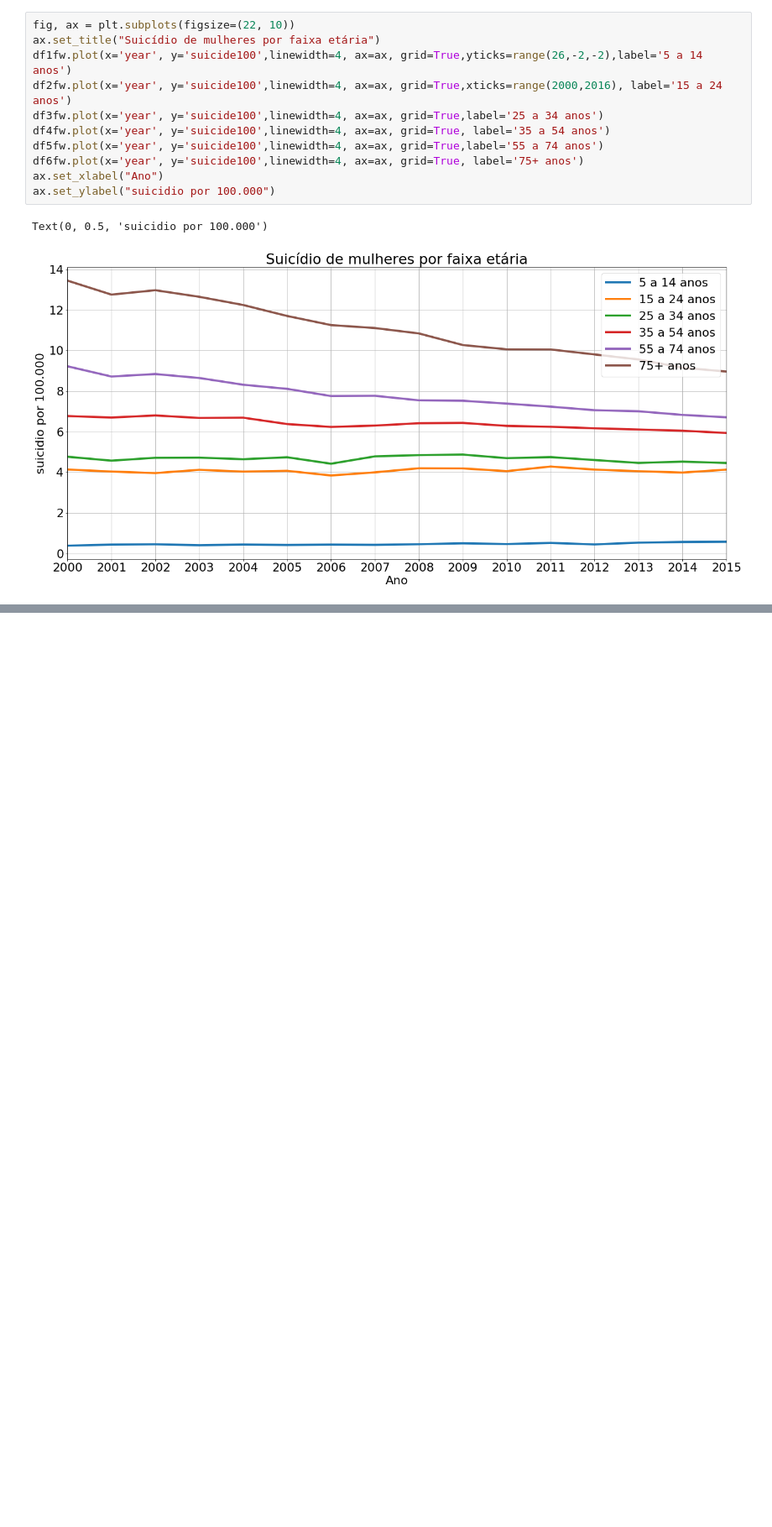
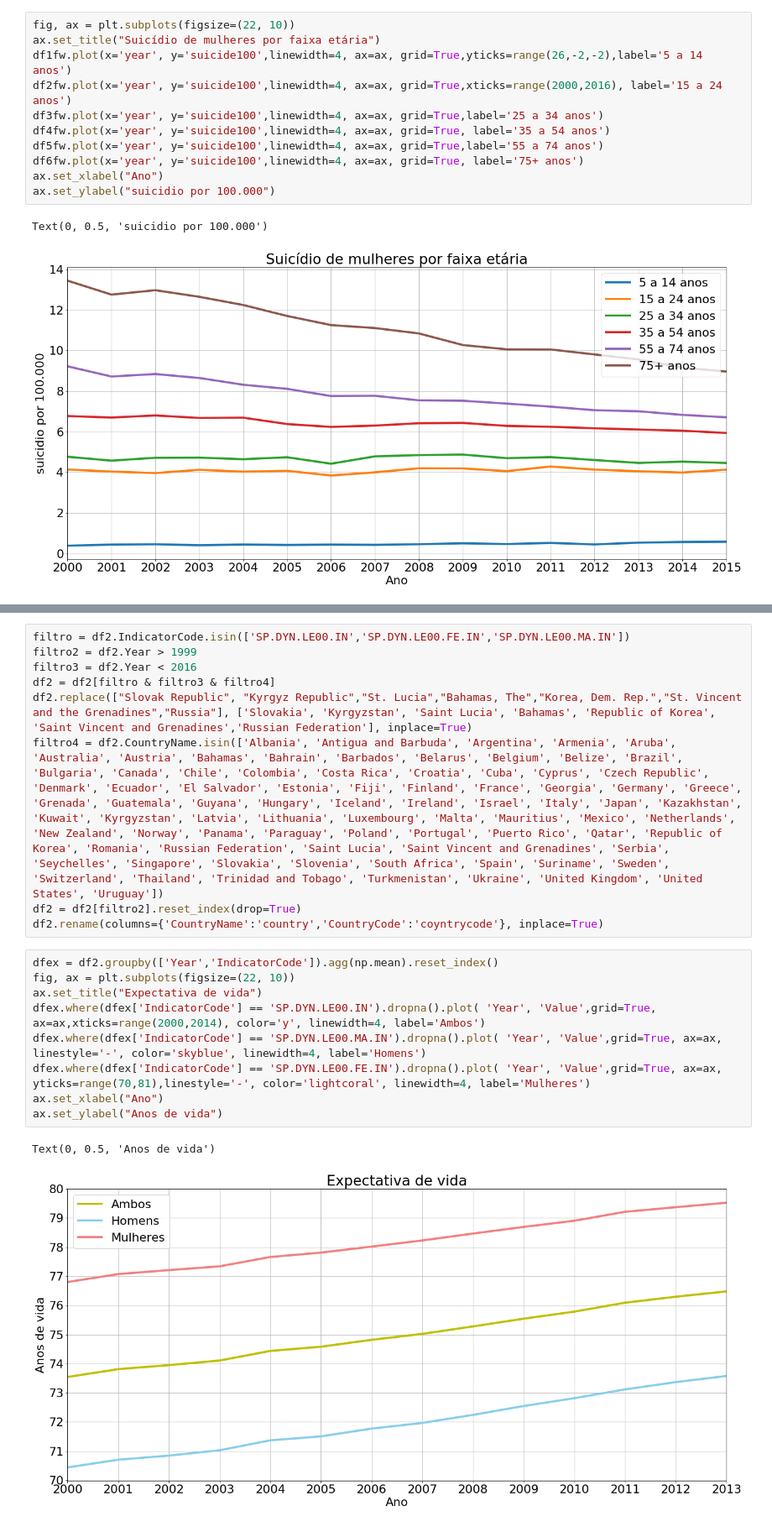
Before and after one commit to nicolas-sss/lp-project-hlnn-20191, a Jupyter notebook: suicidio_faixa_etaria_sexo.ipynb, the cells around one changed output, grey strips where cells are left out. Shown at 84% size. Saved outputs shown, nothing was run; the diff lists cells and outputs as text; blank space fills up the shorter version.

```diff
--- a/suicidio_faixa_etaria_sexo.ipynb
+++ b/suicidio_faixa_etaria_sexo.ipynb
@@ -106,0 +123,21 @@ Text(0, 0.5, 'suicidio por 100.000')
+# %%
+filtro = df2.IndicatorCode.isin(['SP.DYN.LE00.IN','SP.DYN.LE00.FE.IN','SP.DYN.LE00.MA.IN'])
+filtro2 = df2.Year > 1999
+filtro3 = df2.Year < 2016
+df2 = df2[filtro & filtro3 & filtro4]
+df2.replace(["Slovak Republic", "Kyrgyz Republic","St. Lucia","Bahamas, The","Korea, Dem. Rep.","St. Vincent and the Grenadines","Russia"], ['Slovakia', 'Kyrgyzstan', 'Saint Lucia', 'Bahamas', 'Republic of Korea', 'Saint Vincent and Grenadines','Russian Federation'], inplace=True)
+filtro4 = df2.CountryName.isin(['Albania', 'Antigua and Barbuda', 'Argentina', 'Armenia', 'Aruba', 'Australia', 'Austria', 'Bahamas', 'Bahrain', 'Barbados', 'Belarus', 'Belgium', 'Belize', 'Brazil', 'Bulgaria', 'Canada', 'Chile', 'Colombia', 'Costa Rica', 'Croatia', 'Cuba', 'Cyprus', 'Czech Republic', 'Denmark', 'Ecuador', 'El Salvador', 'Estonia', 'Fiji', 'Finland', 'France', 'Georgia', 'Germany', 'Greece', 'Grenada', 'Guatemala', 'Guyana', 'Hungary', 'Iceland', 'Ireland', 'Israel', 'Italy', 'Japan', 'Kazakhstan', 'Kuwait', 'Kyrgyzstan', 'Latvia', 'Lithuania', 'Luxembourg', 'Malta', 'Mauritius', 'Mexico', 'Netherlands', 'New Zealand', 'Norway', 'Panama', 'Paraguay', 'Poland', 'Portugal', 'Puerto Rico', 'Qatar', 'Republic of Korea', 'Romania', 'Russian Federation', 'Saint Lucia', 'Saint Vincent and Grenadines', 'Serbia', 'Seychelles', 'Singapore', 'Slovakia', 'Slovenia', 'South Africa', 'Spain', 'Suriname', 'Sweden', 'Switzerland', 'Thailand', 'Trinidad and Tobago', 'Turkmenistan', 'Ukraine', 'United Kingdom', 'United States', 'Uruguay'])
+df2 = df2[filtro2].reset_index(drop=True)
+df2.rename(columns={'CountryName':'country','CountryCode':'coyntrycode'}, inplace=True)
+# %%
+dfex = df2.groupby(['Year','IndicatorCode']).agg(np.mean).reset_index()
+fig, ax = plt.subplots(figsize=(22, 10))
+ax.set_title("Expectativa de vida")
+dfex.where(dfex['IndicatorCode'] == 'SP.DYN.LE00.IN').dropna().plot( 'Year', 'Value',grid=True, ax=ax,xticks=range(2000,2014), color='y', linewidth=4, label='Ambos')
+dfex.where(dfex['IndicatorCode'] == 'SP.DYN.LE00.MA.IN').dropna().plot( 'Year', 'Value',grid=True, ax=ax, linestyle='-', color='skyblue', linewidth=4, label='Homens')
+dfex.where(dfex['IndicatorCode'] == 'SP.DYN.LE00.FE.IN').dropna().plot( 'Year', 'Value',grid=True, ax=ax, yticks=range(70,81),linestyle='-', color='lightcoral', linewidth=4, label='Mulheres')
+ax.set_xlabel("Ano")
+ax.set_ylabel("Anos de vida")
+# %% [output]
+Text(0, 0.5, 'Anos de vida')
+[figure, added]
```
Also changed, not shown: parts of 6 cells of this notebook, 3 other files.
